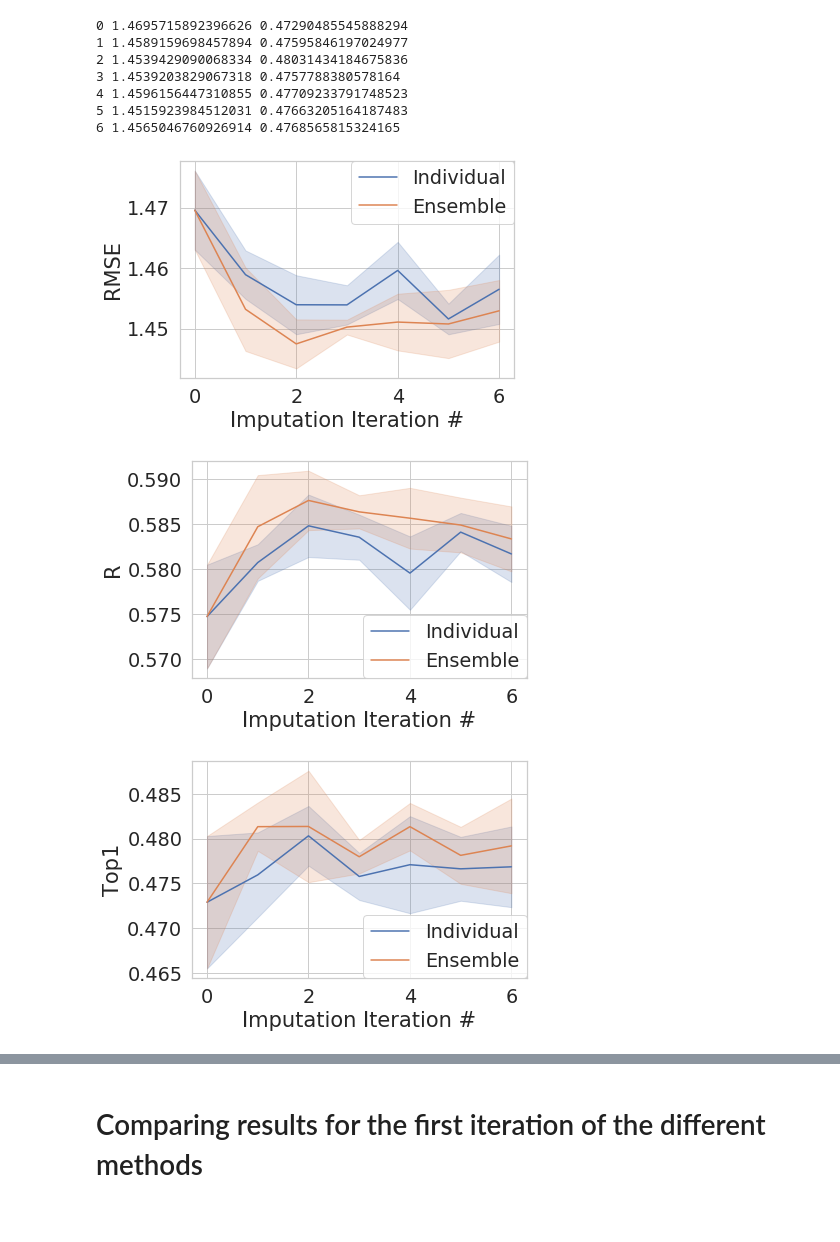
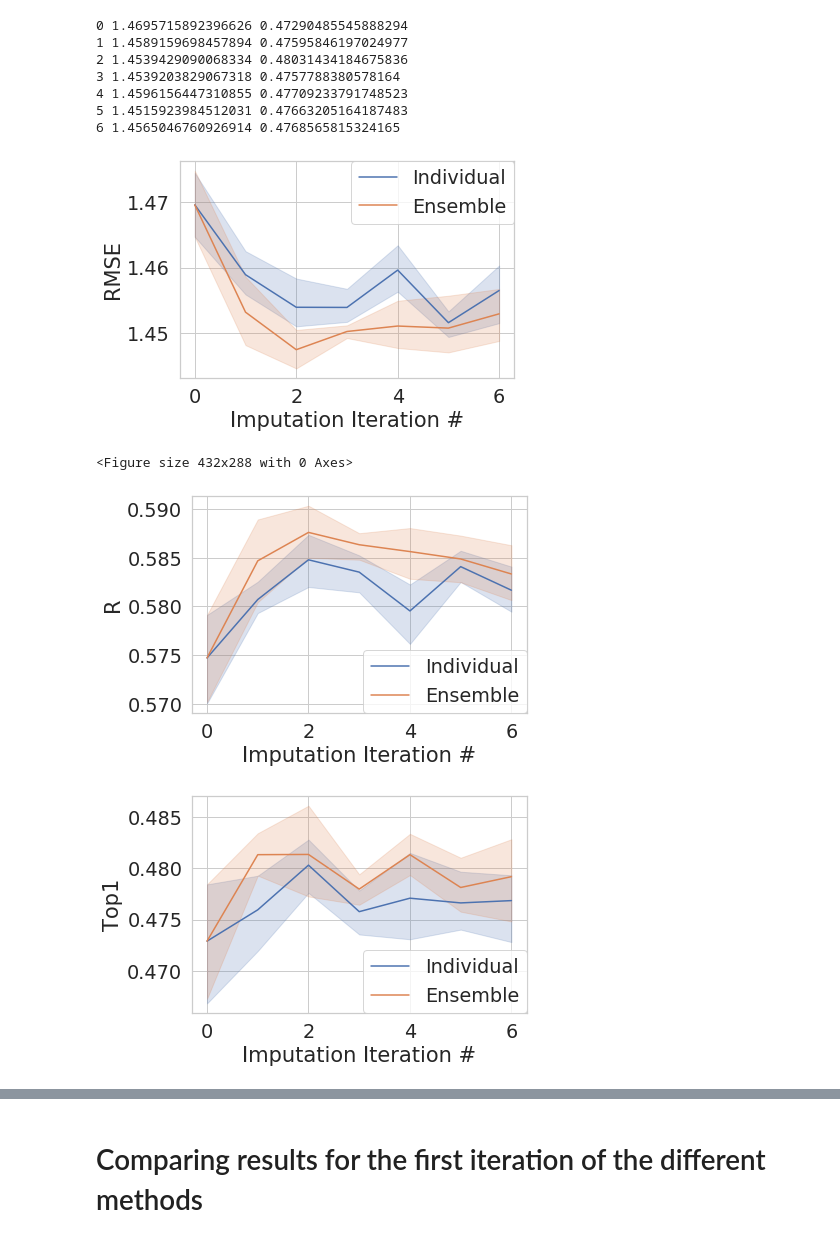
Before and after one commit to francoep/ImputationPaper, a Jupyter notebook: generate_figures.ipynb, the cells around one changed output, grey strips where cells are left out. Drawn from its saved outputs; the diff is of its cells as text; code cells hidden in the pictures.

```diff
--- a/generate_figures.ipynb
+++ b/generate_figures.ipynb
@@ -110,21 +110,23 @@ for imp in set(ens['Imputation Iteration #']):
 5 1.4515923984512031 0.47663205164187483
 6 1.4565046760926914 0.4768565815324165
 # %%
-sns.lineplot(data=df,x='Imputation Iteration #',y='RMSE',hue='Scoring',ci='sd')
+sns.lineplot(data=df,x='Imputation Iteration #',y='RMSE',hue='Scoring',ci=95)
 plt.legend(loc='best',borderaxespad=0,title='')
+plt.show()
 plt.savefig('figures/InitialImpRMSE.pdf',bbox_inches='tight')
 # %% [output]
-[figure, old version]
+[figure, new version]
+<Figure size 432x288 with 0 Axes>
 # %%
-sns.lineplot(data=df,x='Imputation Iteration #',y='R',hue='Scoring',ci='sd')
+sns.lineplot(data=df,x='Imputation Iteration #',y='R',hue='Scoring',ci=95)
 plt.legend(loc='best',borderaxespad=0,title='')
 plt.savefig('figures/InitialImpR.pdf',bbox_inches='tight')
 # %% [output]
-[figure, old version]
+[figure, new version]
 # %%
-sns.lineplot(data=df,x='Imputation Iteration #',y='Top1',hue='Scoring',ci='sd')
+sns.lineplot(data=df,x='Imputation Iteration #',y='Top1',hue='Scoring',ci=95)
 plt.legend(borderaxespad=0,title='',ncol=1,loc='lower right')
 plt.savefig('figures/InitialImpTop1.pdf',bbox_inches='tight')
 # %% [output]
-[figure, old version]
+[figure, new version]
 # %%
```
Also changed, not shown: parts of 7 cells of this notebook, 16 other files.
